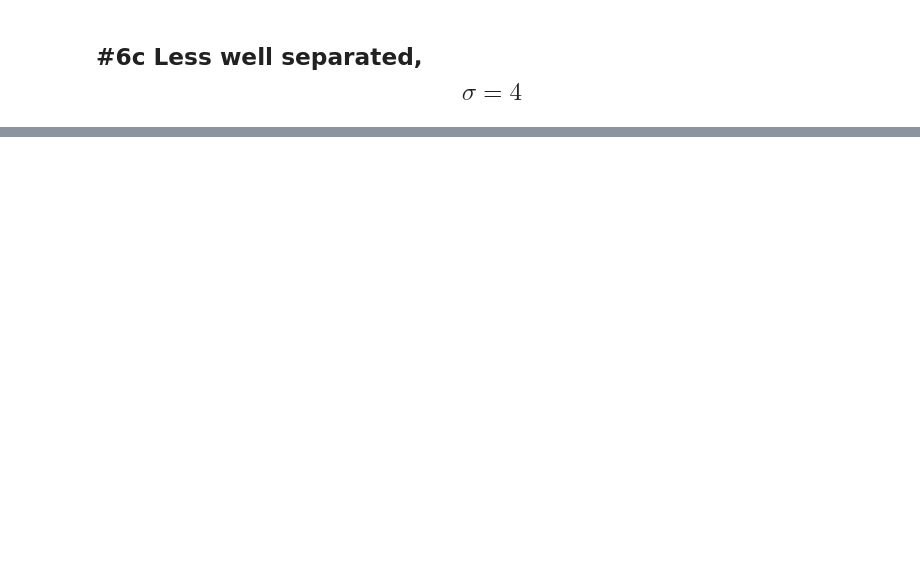
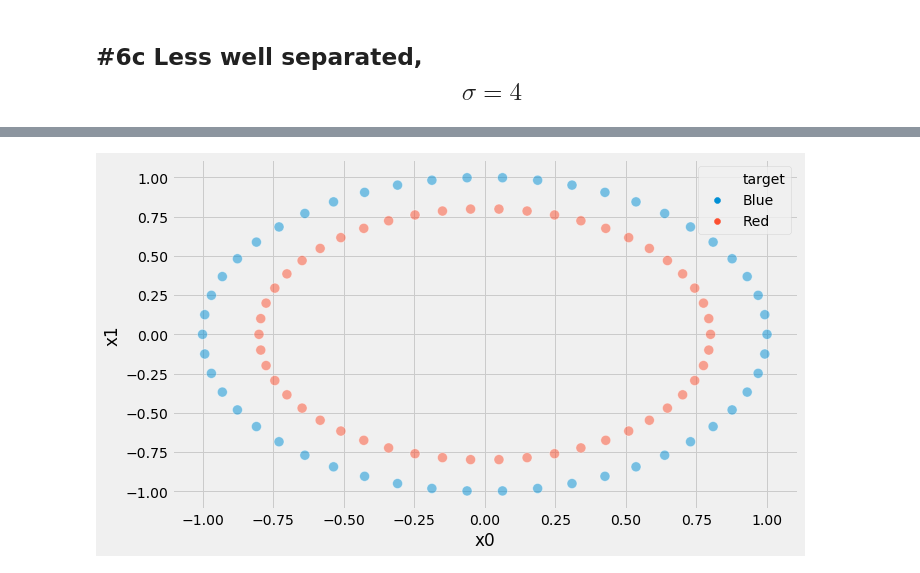
Before and after one commit to adomakor412/ML_DM, a Jupyter notebook: HW/BayesErrorIn1D.ipynb, the cells around one changed output, grey strips where cells are left out. Saved outputs shown, nothing was run; the diff lists cells and outputs as text; code cells hidden in the pictures; blank space fills up the shorter version.

Commit message:
Perturbed Outer Circle with Blob inner circle

```diff
--- a/HW/BayesErrorIn1D.ipynb
+++ b/HW/BayesErrorIn1D.ipynb
@@ -244,0 +247,11 @@ _=sns.scatterplot(x='x0',y='x1',hue='target', data=df,ax=ax,alpha=.5,s=100)
+# %%
+X, y = sklearn.datasets.make_circles(n_samples=100, shuffle=True, noise=None, random_state=None, factor=0.8)
+print(X.shape,'X shape')
+print(X.T.shape, 'X.T shape')
+print(X[0].shape, 'X[0] shape')
+print(X.T[0].shape, 'X.T[0] shape')
+df = pd.DataFrame({'x0':X.T[0],
+                   'x1':X.T[1],
+                   'y': y,
+                   'target':(np.array(['Blue','Red'])[y])})
+df.head()
@@ -244,0 +269,5 @@ _=sns.scatterplot(x='x0',y='x1',hue='target', data=df,ax=ax,alpha=.5,s=100)
+# %%
+fig, ax = plt.subplots(1,figsize=(10,6))
+_=sns.scatterplot(x='x0',y='x1',hue='target', data=df,ax=ax,alpha=.5,s=100)
+# %% [output]
+[figure, added]
```
Also changed, not shown: parts of 19 cells of this notebook, 2 other files.
